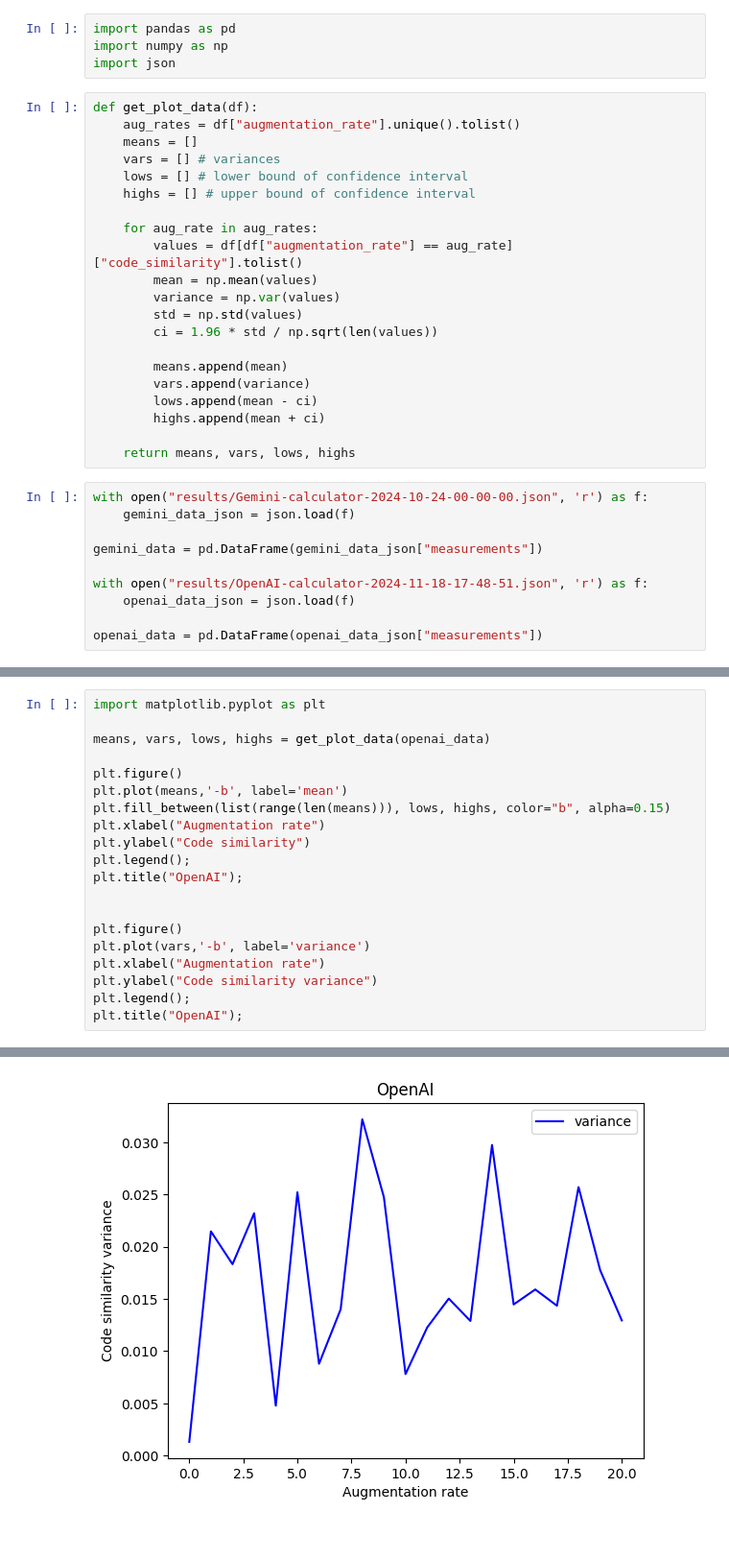
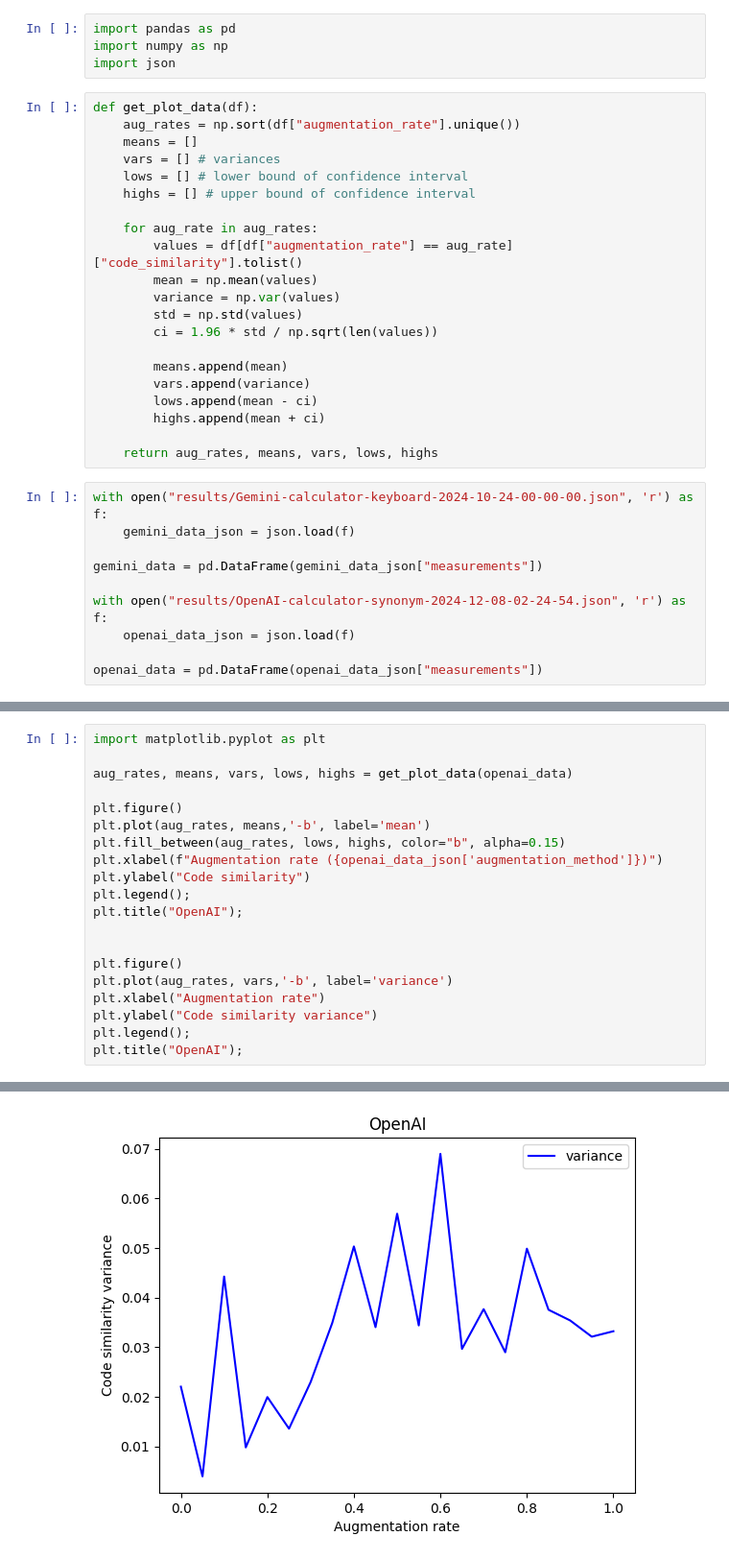
Before and after one commit to apaleyes/code-gen-sensitivity, a Jupyter notebook: analysis.ipynb, the cells around one changed output, grey strips where cells are left out. Shown at 96% size. Saved outputs shown, nothing was run; the diff lists cells and outputs as text.

Commit message:
Improved models, synonym aug, one more experiment in

```diff
--- a/analysis.ipynb
+++ b/analysis.ipynb
@@ -4,7 +4,7 @@ import numpy as np
 import json
 # %%
 def get_plot_data(df):
-    aug_rates = df["augmentation_rate"].unique().tolist()
+    aug_rates = np.sort(df["augmentation_rate"].unique())
     means = []
     vars = [] # variances
     lows = [] # lower bound of confidence interval
@@ -22,14 +22,14 @@ def get_plot_data(df):
         lows.append(mean - ci)
         highs.append(mean + ci)
 
-    return means, vars, lows, highs
+    return aug_rates, means, vars, lows, highs
 # %%
-with open("results/Gemini-calculator-2024-10-24-00-00-00.json", 'r') as f:
+with open("results/Gemini-calculator-keyboard-2024-10-24-00-00-00.json", 'r') as f:
     gemini_data_json = json.load(f)
 
 gemini_data = pd.DataFrame(gemini_data_json["measurements"])
 
-with open("results/OpenAI-calculator-2024-11-18-17-48-51.json", 'r') as f:
+with open("results/OpenAI-calculator-synonym-2024-12-08-02-24-54.json", 'r') as f:
     openai_data_json = json.load(f)
 
 openai_data = pd.DataFrame(openai_data_json["measurements"])
@@ -59,19 +59,19 @@ plt.title("Gemini");
 # %%
 import matplotlib.pyplot as plt
 
-means, vars, lows, highs = get_plot_data(openai_data)
+aug_rates, means, vars, lows, highs = get_plot_data(openai_data)
 
 plt.figure()
-plt.plot(means,'-b', label='mean')
-plt.fill_between(list(range(len(means))), lows, highs, color="b", alpha=0.15)
-plt.xlabel("Augmentation rate")
+plt.plot(aug_rates, means,'-b', label='mean')
+plt.fill_between(aug_rates, lows, highs, color="b", alpha=0.15)
+plt.xlabel(f"Augmentation rate ({openai_data_json['augmentation_method']})")
 plt.ylabel("Code similarity")
 plt.legend();
 plt.title("OpenAI");
 
 
 plt.figure()
-plt.plot(vars,'-b', label='variance')
+plt.plot(aug_rates, vars,'-b', label='variance')
 plt.xlabel("Augmentation rate")
 plt.ylabel("Code similarity variance")
 plt.legend();
@@ -81 +81 @@ plt.title("OpenAI");
-[figure, old version]
+[figure, new version]
```
Also changed, not shown: parts of 2 cells of this notebook, 12 other files.
